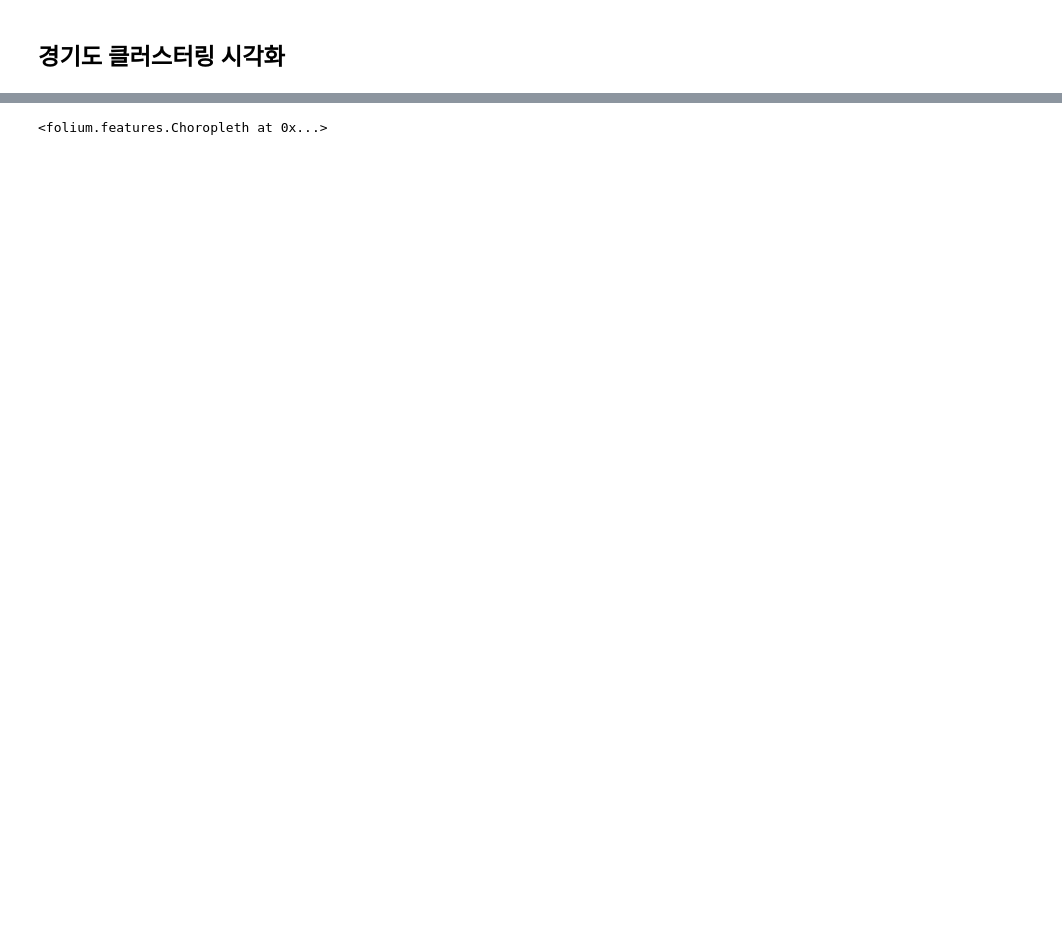
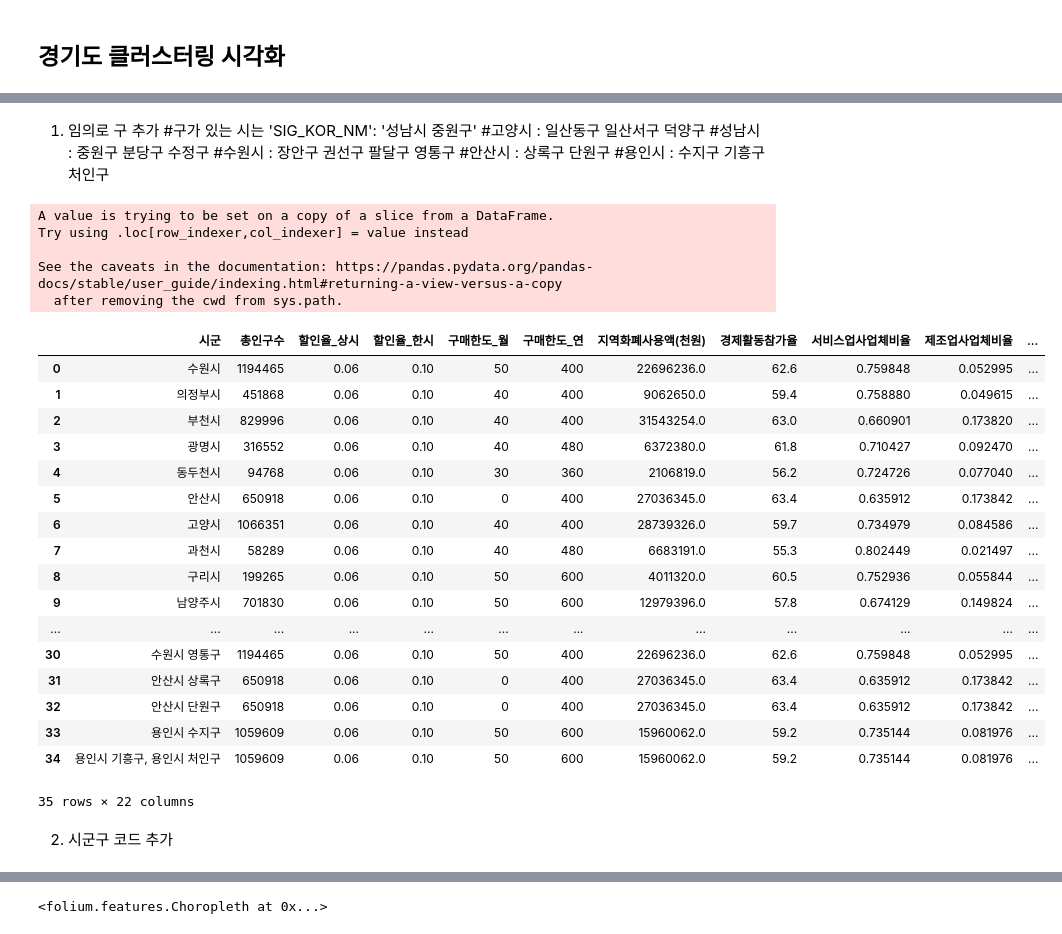
Before and after one commit to leechungpa/mcube, a Jupyter notebook: code/clustering/4. map visualization.ipynb, the cells around one changed output, grey strips where cells are left out. Drawn from its saved outputs; the diff is of its cells as text; code cells hidden in the pictures; blank space fills up the shorter version.

```diff
--- a/code/clustering/4. map visualization.ipynb
+++ b/code/clustering/4. map visualization.ipynb
@@ -32,3 +32,54 @@ pdf
 # %%
 geo_data = '../../data/clustering_data/TL_SCCO_SIG.json'
 geo_str = json.load(open(geo_data, encoding='utf-8'))
+# %% [markdown]
+1) 임의로 구 추가
+#구가 있는 시는 'SIG_KOR_NM': '성남시 중원구'
+#고양시 : 일산동구 일산서구 덕양구
+#성남시 : 중원구 분당구 수정구
+#수원시 : 장안구 권선구 팔달구 영통구
+#안산시 : 상록구 단원구
+#용인시 : 수지구 기흥구 처인구
+# %%
+gu = ['고양시 일산동구', '고양시 일산서구', '고양시 덕양구' '성남시 중원구', '성남시 분당구', '성남시 수정구', '수원시 장안구',
+     '수원시 권선구', '수원시 팔달구', '수원시 영통구', '안산시 상록구', '안산시 단원구', '용인시 수지구', '용인시 기흥구, 용인시 처인구']
+# %%
+gu_pdf = pdf
+# %%
+for g in gu:
+    si = g[:3]
+    new = pdf[pdf['시군'] == si]
+    new['시군'] = g
+    gu_pdf = pd.concat([gu_pdf, pd.DataFrame(new)],ignore_index=True)
+    #gu_pdf.append(pd.DataFrame(new), ignore_index=True)
+    #gu_pdf.append(gu_pdf.iloc[-1], ignore_index=True)
+    #gu_pdf.iloc[-1] = list(new)
+# %% [output]
+A value is trying to be set on a copy of a slice from a DataFrame.
+Try using .loc[row_indexer,col_indexer] = value instead
+
+See the caveats in the documentation: https://pandas.pydata.org/pandas-docs/stable/user_guide/indexing.html#returning-a-view-versus-a-copy
+  after removing the cwd from sys.path.
+# %%
+gu_pdf
+# %% [output]
+|  | 시군 | 총인구수 | 할인율_상시 | 할인율_한시 | 구매한도_월 | 구매한도_연 | 지역화폐사용액(천원) | 경제활동참가율 | 서비스업사업체비율 | 제조업사업체비율 | ... |
+| 0 | 수원시 | 1194465 | 0.06 | 0.10 | 50 | 400 | 22696236.0 | 62.6 | 0.759848 | 0.052995 | ... |
+| 1 | 의정부시 | 451868 | 0.06 | 0.10 | 40 | 400 | 9062650.0 | 59.4 | 0.758880 | 0.049615 | ... |
+| 2 | 부천시 | 829996 | 0.06 | 0.10 | 40 | 400 | 31543254.0 | 63.0 | 0.660901 | 0.173820 | ... |
+| 3 | 광명시 | 316552 | 0.06 | 0.10 | 40 | 480 | 6372380.0 | 61.8 | 0.710427 | 0.092470 | ... |
+| 4 | 동두천시 | 94768 | 0.06 | 0.10 | 30 | 360 | 2106819.0 | 56.2 | 0.724726 | 0.077040 | ... |
+| 5 | 안산시 | 650918 | 0.06 | 0.10 | 0 | 400 | 27036345.0 | 63.4 | 0.635912 | 0.173842 | ... |
+| 6 | 고양시 | 1066351 | 0.06 | 0.10 | 40 | 400 | 28739326.0 | 59.7 | 0.734979 | 0.084586 | ... |
+| 7 | 과천시 | 58289 | 0.06 | 0.10 | 40 | 480 | 6683191.0 | 55.3 | 0.802449 | 0.021497 | ... |
+| 8 | 구리시 | 199265 | 0.06 | 0.10 | 50 | 600 | 4011320.0 | 60.5 | 0.752936 | 0.055844 | ... |
+| 9 | 남양주시 | 701830 | 0.06 | 0.10 | 50 | 600 | 12979396.0 | 57.8 | 0.674129 | 0.149824 | ... |
+| ... | ... | ... | ... | ... | ... | ... | ... | ... | ... | ... | ... |
+| 30 | 수원시 영통구 | 1194465 | 0.06 | 0.10 | 50 | 400 | 22696236.0 | 62.6 | 0.759848 | 0.052995 | ... |
+| 31 | 안산시 상록구 | 650918 | 0.06 | 0.10 | 0 | 400 | 27036345.0 | 63.4 | 0.635912 | 0.173842 | ... |
+| 32 | 안산시 단원구 | 650918 | 0.06 | 0.10 | 0 | 400 | 27036345.0 | 63.4 | 0.635912 | 0.173842 | ... |
+| 33 | 용인시 수지구 | 1059609 | 0.06 | 0.10 | 50 | 600 | 15960062.0 | 59.2 | 0.735144 | 0.081976 | ... |
+| 34 | 용인시 기흥구, 용인시 처인구 | 1059609 | 0.06 | 0.10 | 50 | 600 | 15960062.0 | 59.2 | 0.735144 | 0.081976 | ... |
+35 rows × 22 columns
+# %% [markdown]
+2) 시군구 코드 추가
```
Also changed, not shown: parts of 12 cells of this notebook, 2 other files.
